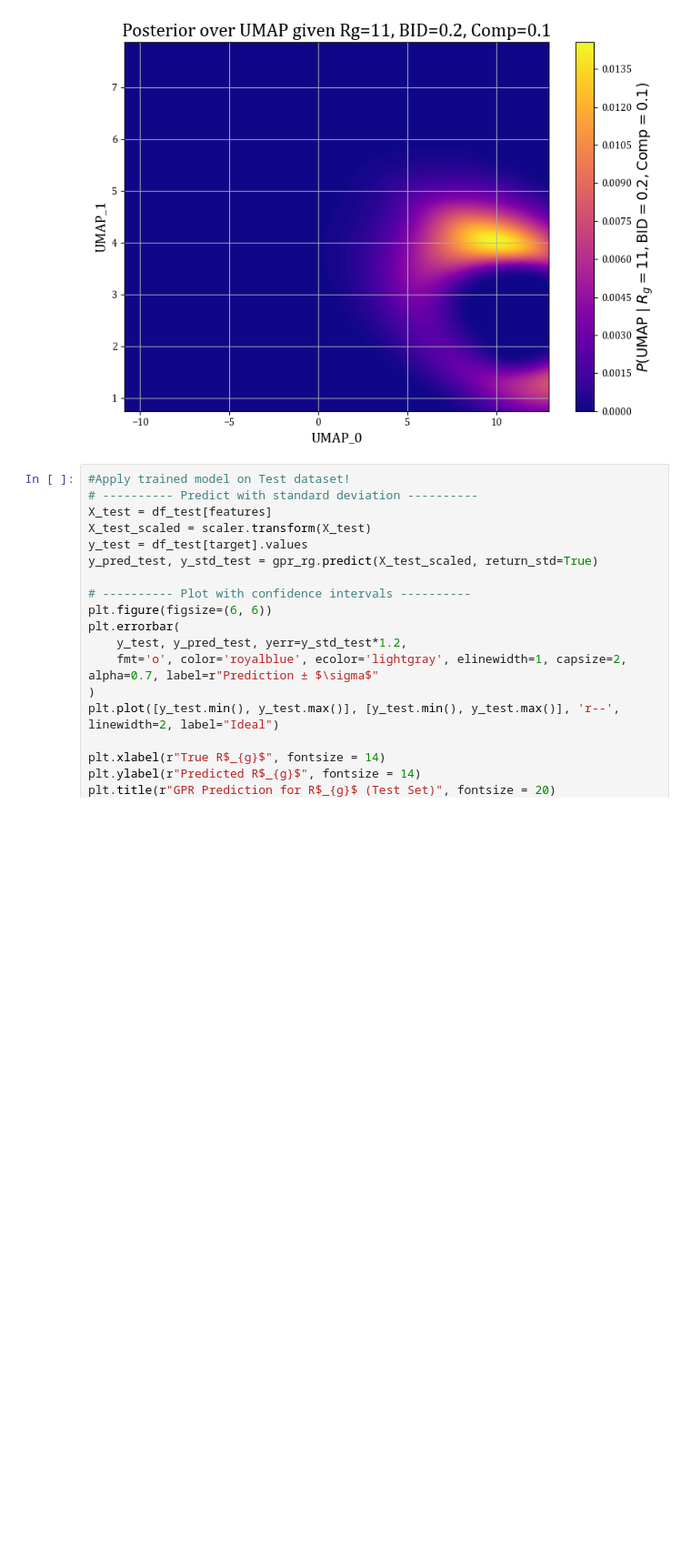
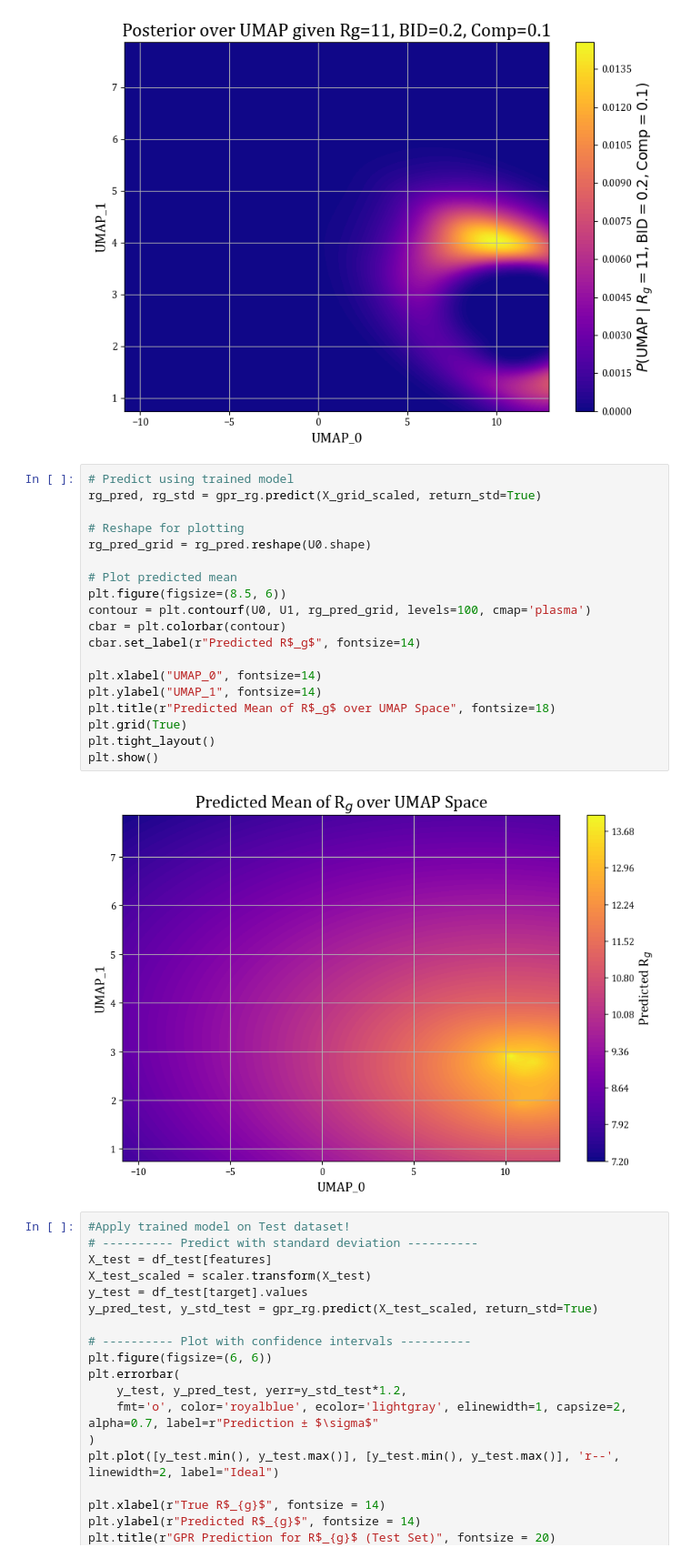
Before and after one commit to PhucMTran/COS-513-Project, a Jupyter notebook: Results.ipynb, the cells around one changed output. Shown at 91% size. Drawn from its saved outputs; the diff is of its cells as text; blank space fills up the shorter version.

```diff
--- a/Results.ipynb
+++ b/Results.ipynb
@@ -446,6 +581,27 @@ plt.tight_layout()
 plt.show()
 # %% [output]
 [figure]
+# %%
+# Predict using trained model
+rg_pred, rg_std = gpr_rg.predict(X_grid_scaled, return_std=True)
+
+# Reshape for plotting
+rg_pred_grid = rg_pred.reshape(U0.shape)
+
+# Plot predicted mean
+plt.figure(figsize=(8.5, 6))
+contour = plt.contourf(U0, U1, rg_pred_grid, levels=100, cmap='plasma')
+cbar = plt.colorbar(contour)
+cbar.set_label(r"Predicted R$_g$", fontsize=14)
+
+plt.xlabel("UMAP_0", fontsize=14)
+plt.ylabel("UMAP_1", fontsize=14)
+plt.title(r"Predicted Mean of R$_g$ over UMAP Space", fontsize=18)
+plt.grid(True)
+plt.tight_layout()
+plt.show()
+# %% [output]
+[figure, added]
 # %%
 #Apply trained model on Test dataset!
 # ---------- Predict with standard deviation ----------
```
Also changed, not shown: parts of 11 cells of this notebook.
